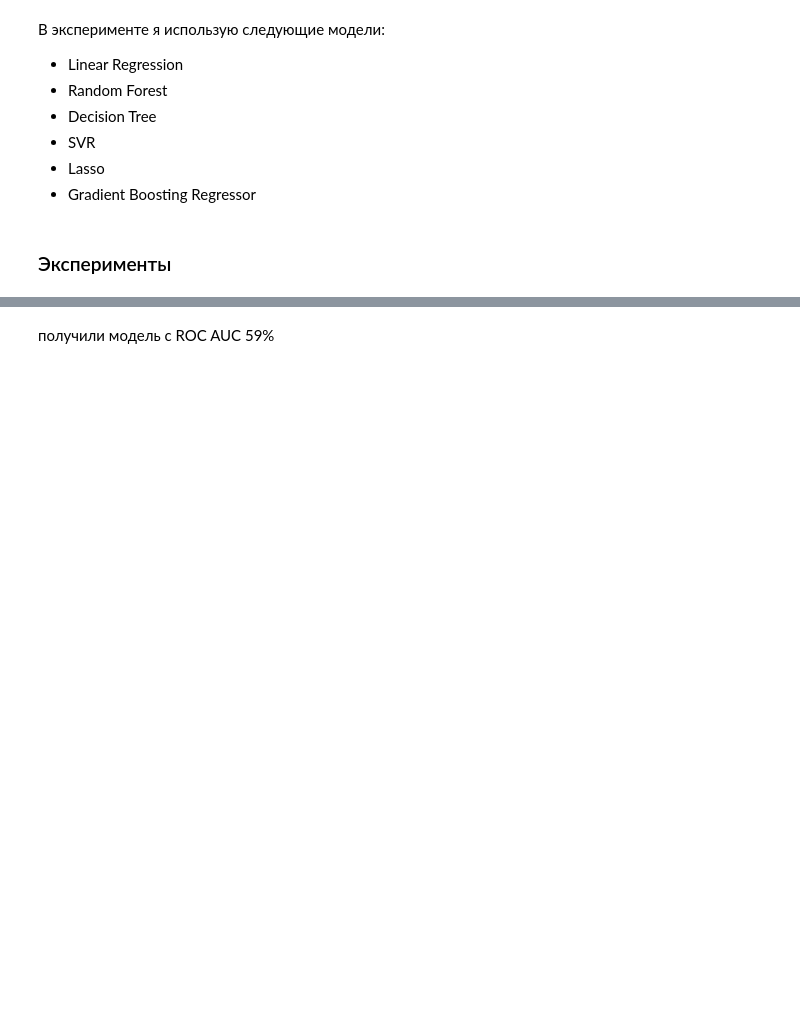
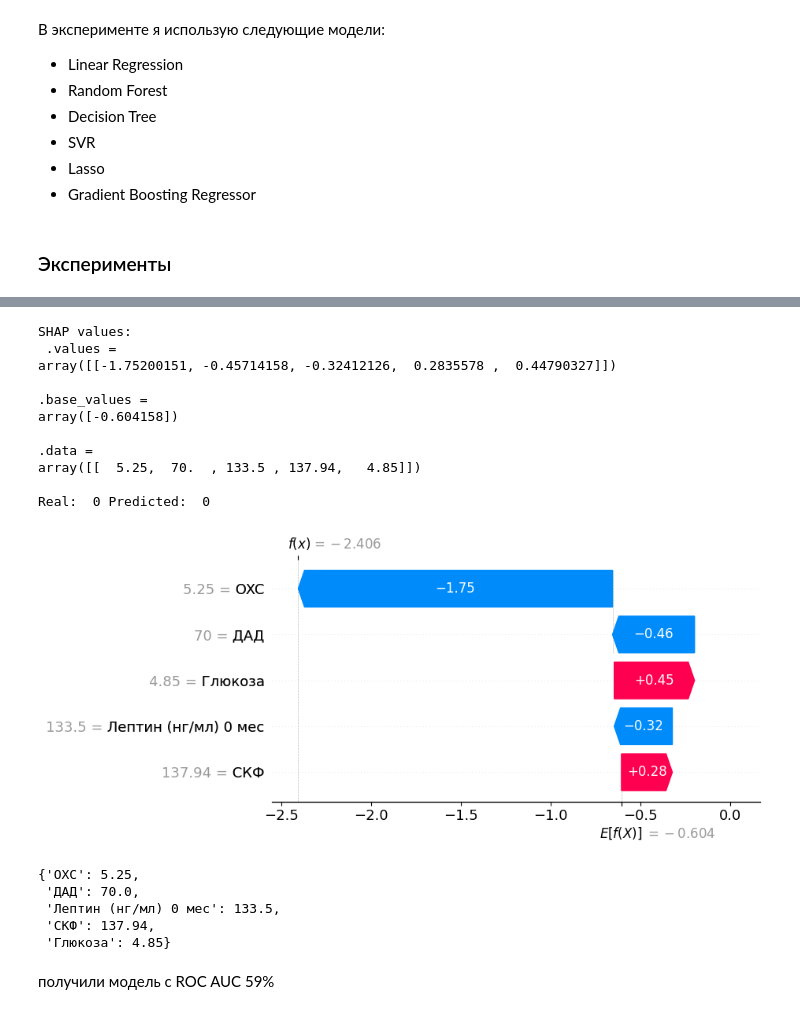
Before and after one commit to geniusserg/Endocrinology, a Jupyter notebook: experiments.ipynb, the cells around one changed output, grey strips where cells are left out. Saved outputs shown, nothing was run; the diff lists cells and outputs as text; code cells hidden in the pictures; blank space fills up the shorter version.

```diff
--- a/experiments.ipynb
+++ b/experiments.ipynb
@@ -750,9 +748,12 @@ def shap_summary_plot(model, X):
     shap_values = explainer(X)
     shap.summary_plot(shap_values[:, :],X)
 # %%
-def shap_example_plot(model, X):
+def get_shap_explainer(model, X):
     explainer = shap.TreeExplainer(model, X)
-    shap_values = explainer(X)
+    return explainer
+
+def shap_sample_explain(explainer, sample):
+    shap_values = explainer(sample)
     shap.plots.waterfall(shap_values[1][:, 1])
 # %%
 def experiment_logger(model, X, y_true, y_pred):
@@ -807,0 +817,30 @@ ROC AUC score:  0.6285714285714287
+# %%
+sample_num = 5
+exp = get_shap_explainer(model, X)
+
+# shap_sample_explain(exp, X.iloc[0])
+shpa_values = exp(X.iloc[sample_num:sample_num+1])
+print("SHAP values: \n", shpa_values, "\n")
+print("Real: ", y[sample_num], "Predicted: ", model.predict(X.iloc[sample_num:sample_num+1])[0])
+shap.plots.waterfall(shpa_values[0])
+# %% [output]
+SHAP values:
+ .values =
+array([[-1.75200151, -0.45714158, -0.32412126,  0.2835578 ,  0.44790327]])
+
+.base_values =
+array([-0.604158])
+
+.data =
+array([[  5.25,  70.  , 133.5 , 137.94,   4.85]])
+
+Real:  0 Predicted:  0
+[figure, added]
+# %%
+X.iloc[sample_num].to_dict()
+# %% [output]
+{'OXC': 5.25,
+ 'ДАД': 70.0,
+ 'Лептин (нг/мл) 0 мес': 133.5,
+ 'СКФ': 137.94,
+ 'Глюкоза': 4.85}
```
Also changed, not shown: parts of 7 cells of this notebook, 10 other files.
